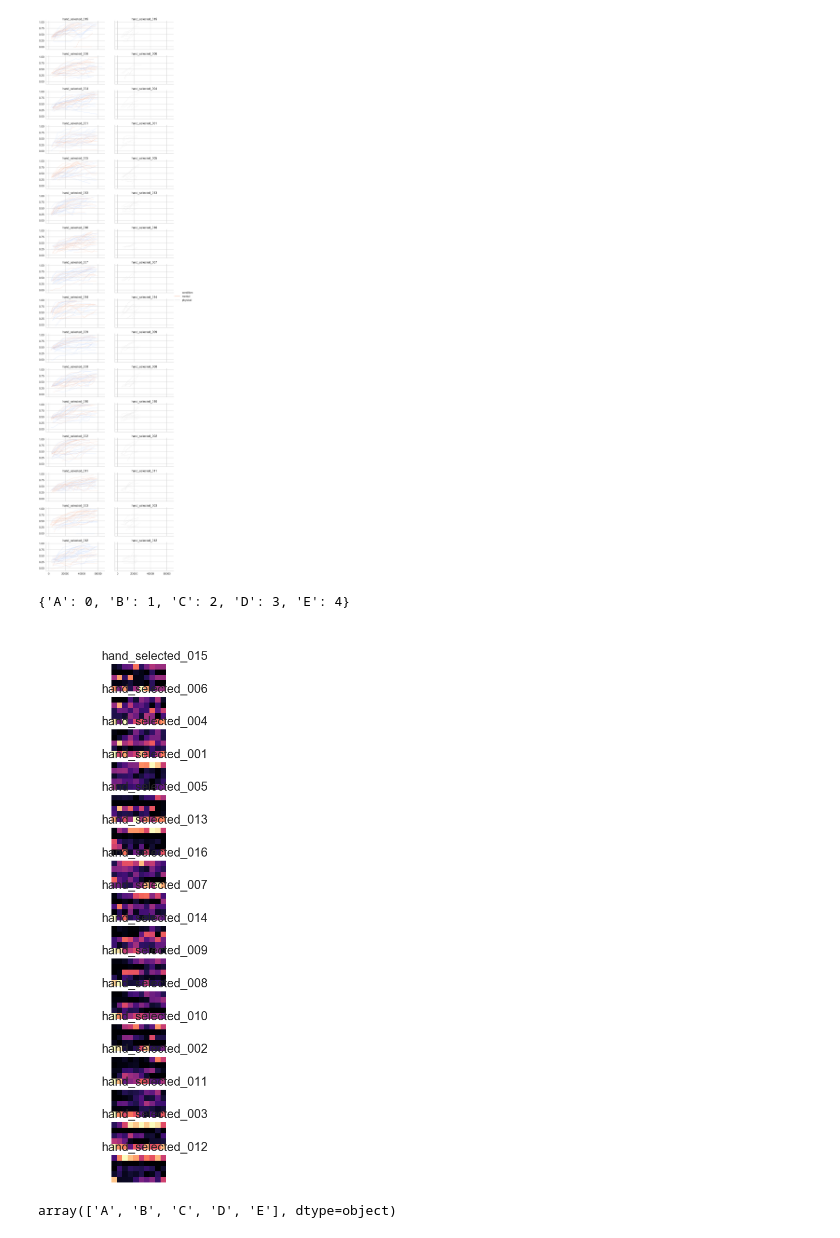
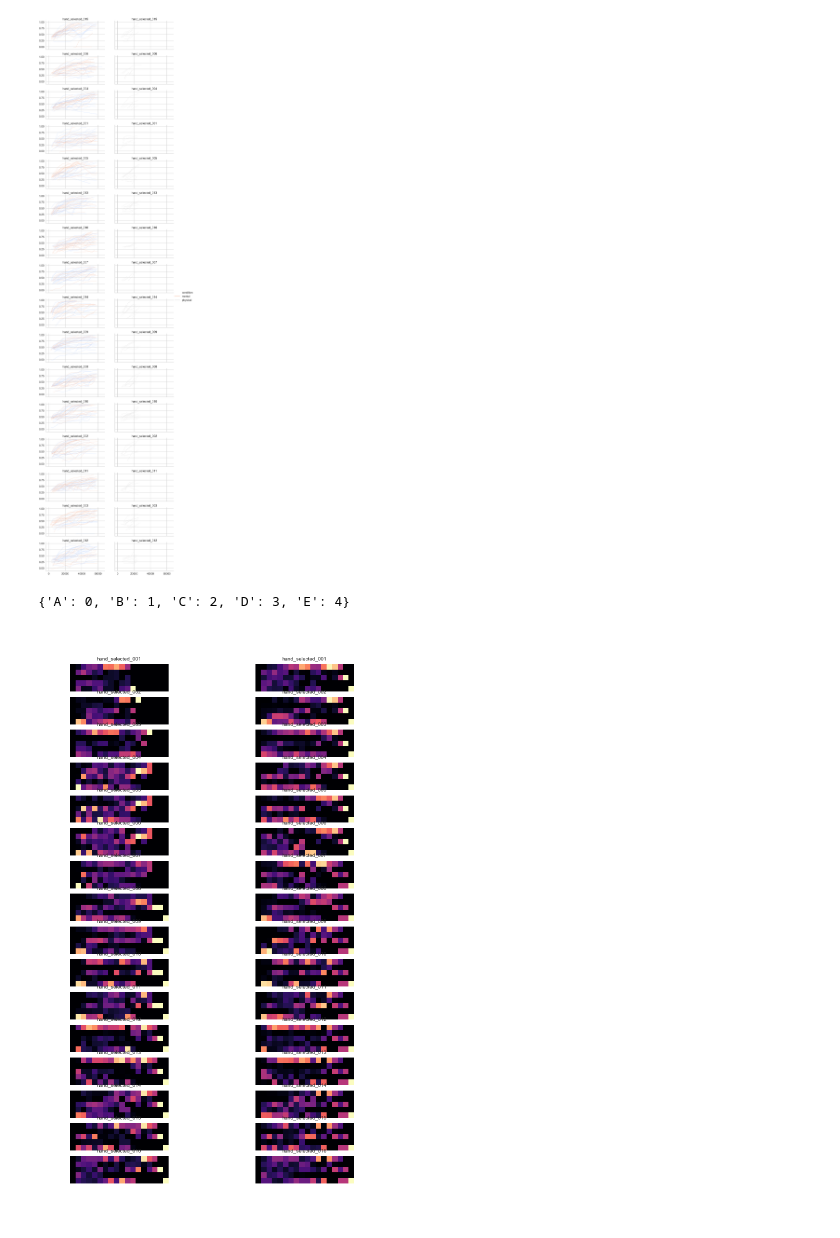
Before and after one commit to cogtoolslab/block_construction, a Jupyter notebook: analysis/will/basic_analyses.ipynb, the cells around one changed output. Drawn from its saved outputs; the diff is of its cells as text; code cells hidden in the pictures.

Commit message:
heatmaps

```diff
--- a/analysis/will/basic_analyses.ipynb
+++ b/analysis/will/basic_analyses.ipynb
@@ -359,41 +359,37 @@ g = g.map_dataframe(sns.lineplot,
 # %%
 max_n_blocks = max(dfs['numBlocks'])
 n_block_kinds = dfs['blockKind'].nunique()
 blockKinds = np.sort(dfs['blockKind'].unique())
-targets = dfs['targetName'].unique()
+targets = np.sort(dfs['targetName'].unique())
 
 b_map = dict(zip(blockKinds, range(0,n_block_kinds)))
 print(b_map)
 blockKind_blockNum = np.zeros([n_block_kinds,max_n_blocks])
+fig, axs = plt.subplots(len(targets)+1,2, figsize=(12,20))
 
+for ci, condition in enumerate(['mental','physical']):
+    p = 0
+    for target in targets:
+        p += 1
+        target_settled = dfs[(dfs.targetName == target) & (dfs.condition == condition)]
 
+        for i in range(1, max_n_blocks):
+            ith_blocks = target_settled[target_settled.numBlocks == i]['blockKind']
+            for b in ith_blocks:
+                blockKind_blockNum[b_map[b],i] += 1
 
-fig, axs = plt.subplots(len(targets)+1, figsize=(8,20))
+        #normalize
+        blockKind_blockNum = blockKind_blockNum/list(map((lambda x: max([1,x])),np.sum(blockKind_blockNum, axis=0)))
 
-p = 0
-for target in targets:
-    p += 1
-    target_settled = dfs[dfs.targetName == target]
+        axs[p,ci].matshow(blockKind_blockNum)
 
-    for i in range(1, max_n_blocks):
-        ith_blocks = target_settled[target_settled.numBlocks == i]['blockKind']
-        for b in ith_blocks:
-            blockKind_blockNum[b_map[b],i] += 1
-
-    #normalize
-    blockKind_blockNum = blockKind_blockNum/np.sum(blockKind_blockNum, axis=0)
-
-    axs[p].matshow(blockKind_blockNum)
-    axs[p].set_title(target)
+        axs[p,ci].set_title(target, fontsize=10)
 
 for ax in axs.flat:
     ax.axis('off')
 
+plt.get_cmap().set_bad(color='red')
 plt.set_cmap('magma')
 # %% [output]
 {'A': 0, 'B': 1, 'C': 2, 'D': 3, 'E': 4}
-[figure, old version]
+[figure, new version]
-# %%
-blockKinds
-# %% [output]
-array(['A', 'B', 'C', 'D', 'E'], dtype=object)
```
Also changed, not shown: parts of 6 cells of this notebook.
